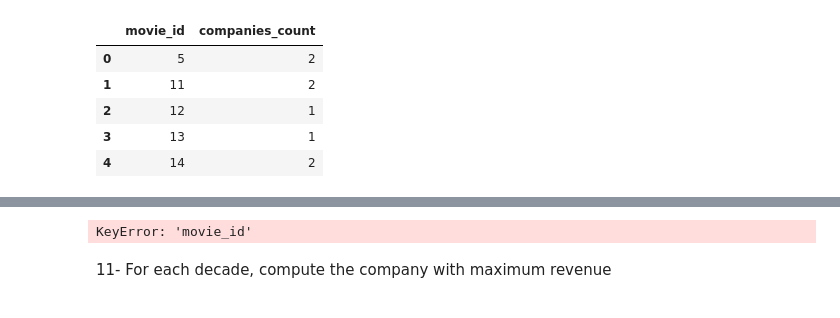
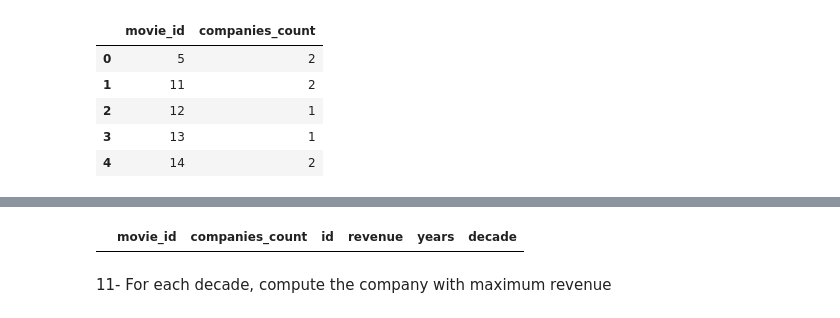
Before and after one commit to silviasantamaria/computerscience, a Jupyter notebook: Project+.ipynb, the cells around one changed output, grey strips where cells are left out. Drawn from its saved outputs; the diff is of its cells as text; code cells hidden in the pictures.

Commit message:
Errore
non so cosa sto caricando ma mi dice che non posso aggiornare se non carico, scusate ahah

```diff
--- a/Project+.ipynb
+++ b/Project+.ipynb
@@ -494,7 +494,8 @@ See the caveats in the documentation: http://pandas.pydata.org/pandas-docs/stabl
 # %%
-movies_2= pd.merge(pc_conteggio1, movies_1, on= ['movie_id', 'id'] )
+movies_2= pd.merge(pc_conteggio1, movies_1, left_on ='movie_id', right_on= 'id' )
+movies_2
 # %% [output]
-KeyError: 'movie_id'
+|  | movie_id | companies_count | id | revenue | years | decade |
 # %% [markdown]
 11- For each decade, compute the company with maximum revenue
 # %% [markdown]
```
Also changed, not shown: parts of 1 cell of this notebook.
